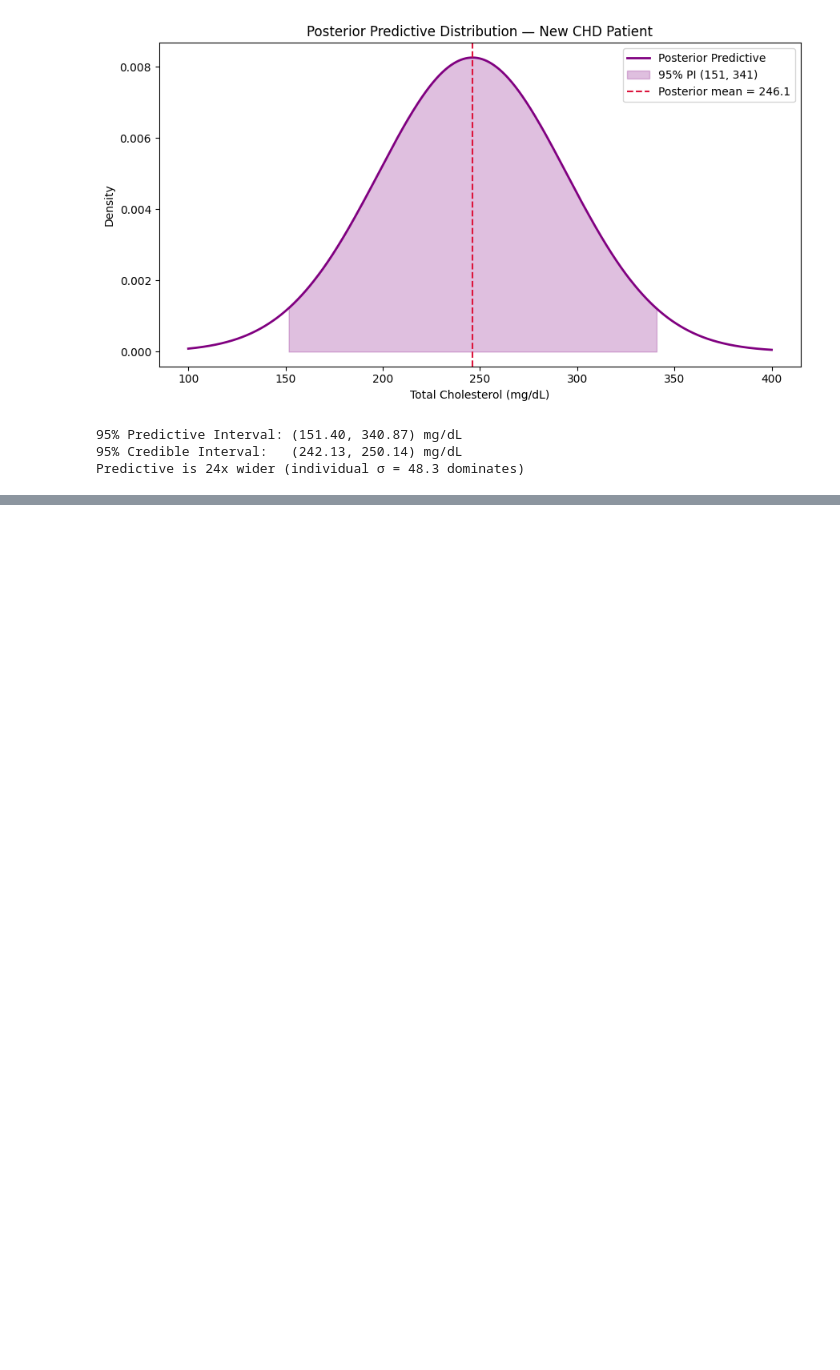
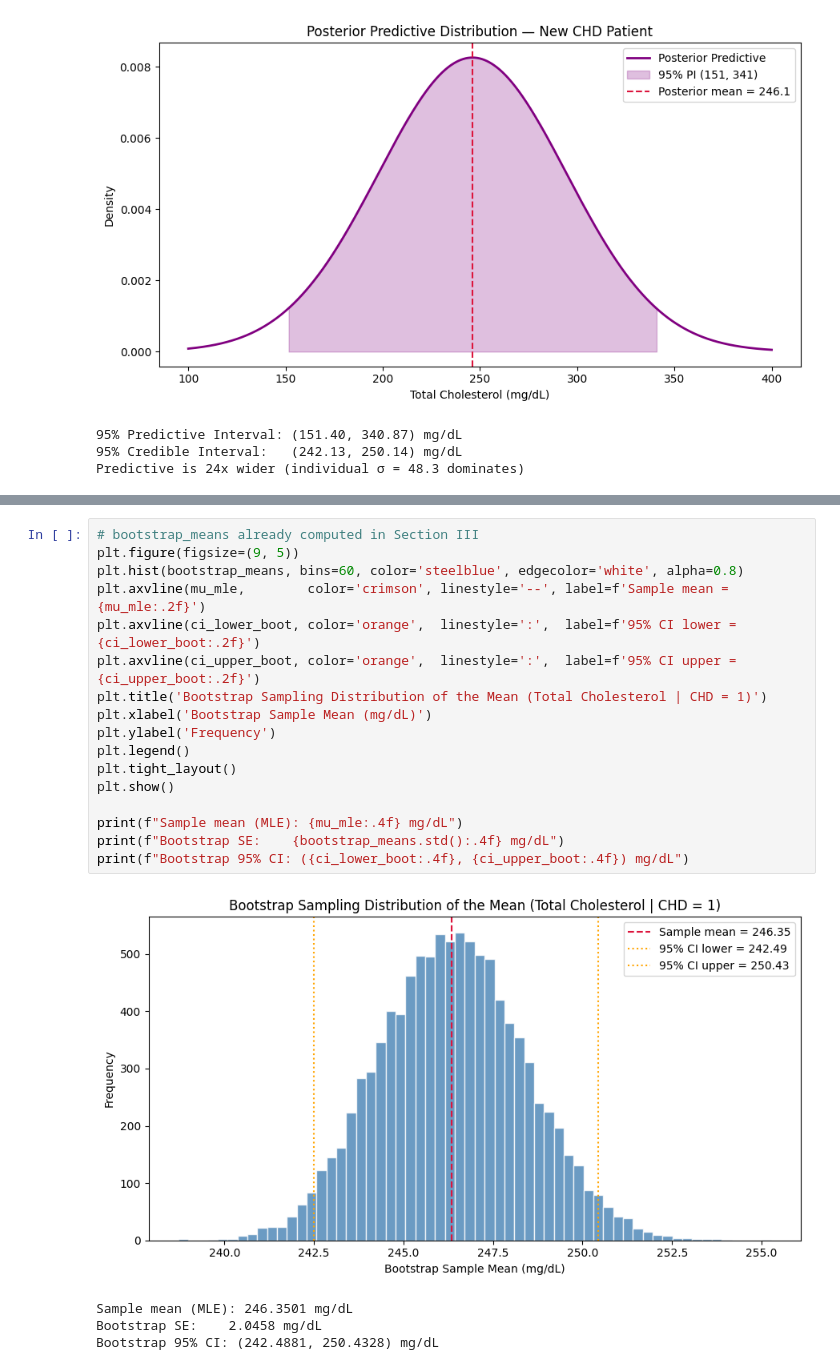
Before and after one commit to stefanregalia/Inf-Pred-Project, a Jupyter notebook: pipeline.ipynb, the cells around one changed output, grey strips where cells are left out. Saved outputs shown, nothing was run; the diff lists cells and outputs as text; blank space fills up the shorter version.

```diff
--- a/pipeline.ipynb
+++ b/pipeline.ipynb
@@ -404,0 +427,22 @@ The posterior predictive interval (151.4, 340.9) is a different quantity entirel
+# %%
+# bootstrap_means already computed in Section III
+plt.figure(figsize=(9, 5))
+plt.hist(bootstrap_means, bins=60, color='steelblue', edgecolor='white', alpha=0.8)
+plt.axvline(mu_mle,        color='crimson', linestyle='--', label=f'Sample mean = {mu_mle:.2f}')
+plt.axvline(ci_lower_boot, color='orange',  linestyle=':',  label=f'95% CI lower = {ci_lower_boot:.2f}')
+plt.axvline(ci_upper_boot, color='orange',  linestyle=':',  label=f'95% CI upper = {ci_upper_boot:.2f}')
+plt.title('Bootstrap Sampling Distribution of the Mean (Total Cholesterol | CHD = 1)')
+plt.xlabel('Bootstrap Sample Mean (mg/dL)')
+plt.ylabel('Frequency')
+plt.legend()
+plt.tight_layout()
+plt.show()
+
+print(f"Sample mean (MLE): {mu_mle:.4f} mg/dL")
+print(f"Bootstrap SE:    {bootstrap_means.std():.4f} mg/dL")
+print(f"Bootstrap 95% CI: ({ci_lower_boot:.4f}, {ci_upper_boot:.4f}) mg/dL")
+# %% [output]
+[figure, added]
+Sample mean (MLE): 246.3501 mg/dL
+Bootstrap SE:    2.0458 mg/dL
+Bootstrap 95% CI: (242.4881, 250.4328) mg/dL
```
Also changed, not shown: parts of 18 cells of this notebook.
